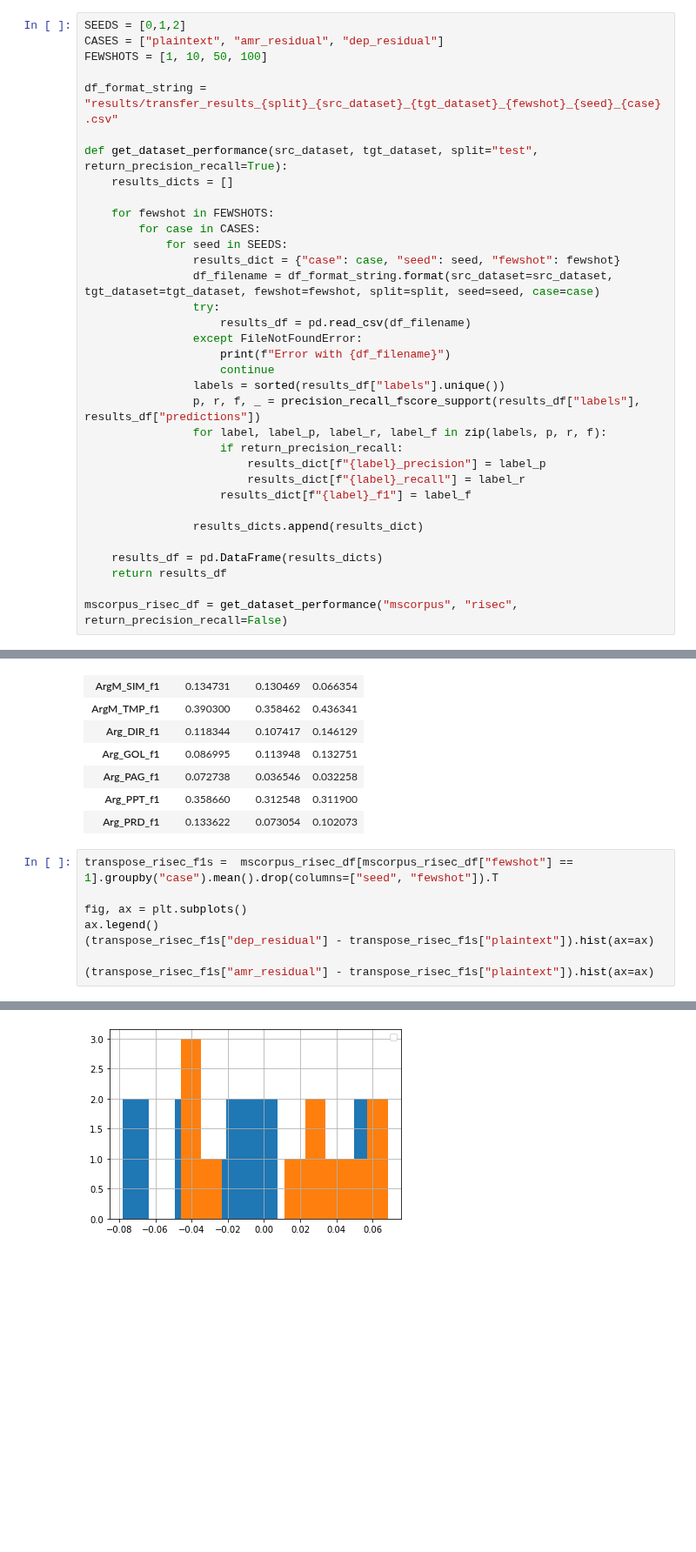
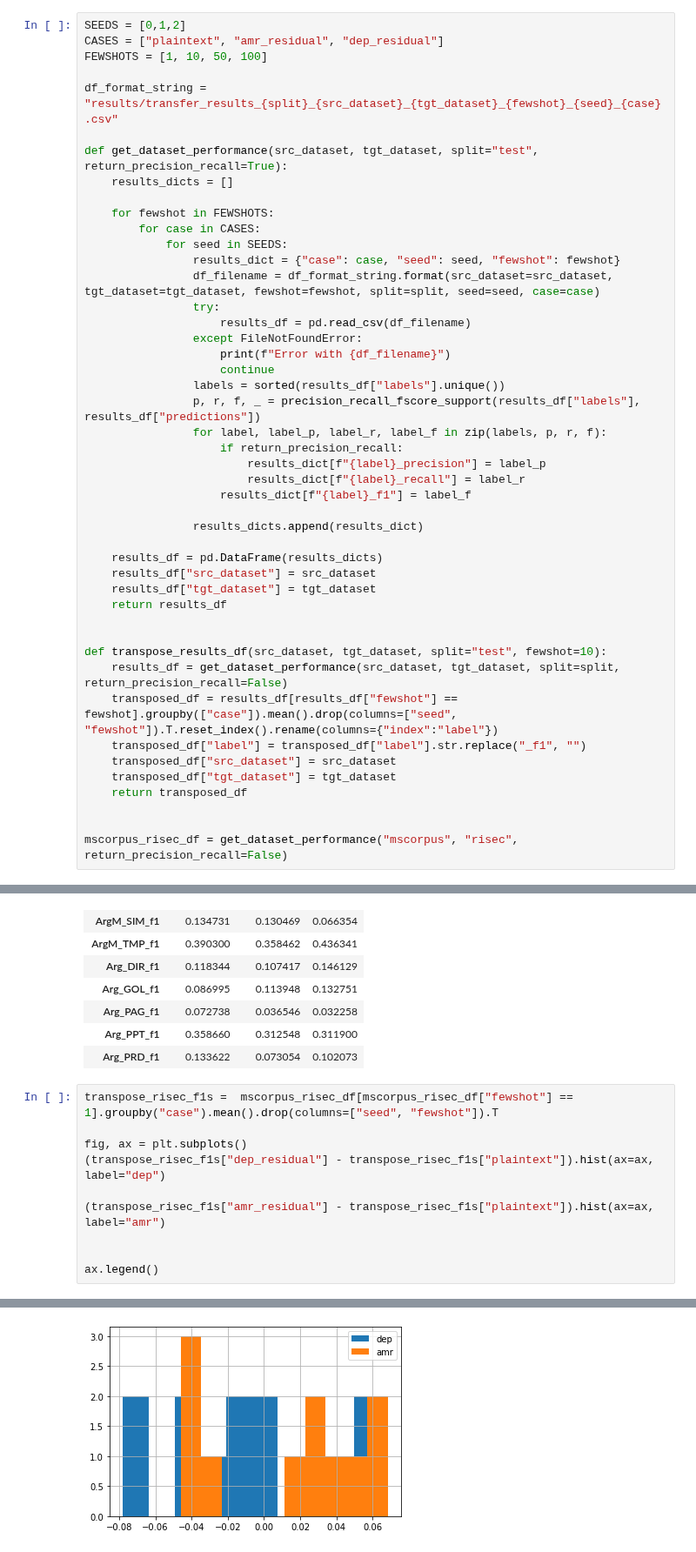
Before and after one commit to ShoRit/flow_graphs, a Jupyter notebook: code/analysis_notebooks/error_analysis_transfer.ipynb, the cells around one changed output, grey strips where cells are left out. Shown at 87% size. Cells and saved outputs as stored; diff of their text form; blank space fills up the shorter version.

```diff
--- a/code/analysis_notebooks/error_analysis_transfer.ipynb
+++ b/code/analysis_notebooks/error_analysis_transfer.ipynb
@@ -36,8 +36,20 @@ def get_dataset_performance(src_dataset, tgt_dataset, split="test", return_preci
                 results_dicts.append(results_dict)
 
     results_df = pd.DataFrame(results_dicts)
+    results_df["src_dataset"] = src_dataset
+    results_df["tgt_dataset"] = tgt_dataset
     return results_df
 
+
+def transpose_results_df(src_dataset, tgt_dataset, split="test", fewshot=10):
+    results_df = get_dataset_performance(src_dataset, tgt_dataset, split=split, return_precision_recall=False)
+    transposed_df = results_df[results_df["fewshot"] == fewshot].groupby(["case"]).mean().drop(columns=["seed", "fewshot"]).T.reset_index().rename(columns={"index":"label"})
+    transposed_df["label"] = transposed_df["label"].str.replace("_f1", "")
+    transposed_df["src_dataset"] = src_dataset
+    transposed_df["tgt_dataset"] = tgt_dataset
+    return transposed_df
+
+
 mscorpus_risec_df = get_dataset_performance("mscorpus", "risec", return_precision_recall=False)
 # %% [output]
 Error with results/transfer_results_test_mscorpus_risec_1_0_plaintext.csv
@@ -60,8 +72,10 @@ mscorpus_risec_df[mscorpus_risec_df["fewshot"] == 1].groupby("case").mean().drop
 transpose_risec_f1s =  mscorpus_risec_df[mscorpus_risec_df["fewshot"] == 1].groupby("case").mean().drop(columns=["seed", "fewshot"]).T
 
 fig, ax = plt.subplots()
+(transpose_risec_f1s["dep_residual"] - transpose_risec_f1s["plaintext"]).hist(ax=ax, label="dep")
+
+(transpose_risec_f1s["amr_residual"] - transpose_risec_f1s["plaintext"]).hist(ax=ax, label="amr")
+
+
 ax.legend()
-(transpose_risec_f1s["dep_residual"] - transpose_risec_f1s["plaintext"]).hist(ax=ax)
-
-(transpose_risec_f1s["amr_residual"] - transpose_risec_f1s["plaintext"]).hist(ax=ax)
 # %% [output]
@@ -70 +83 @@ No artists with labels found to put in legend.  Note that artists whose label st
-[figure, old version]
+[figure, new version]
```
Also changed, not shown: parts of 4 cells of this notebook, 2 other files.
